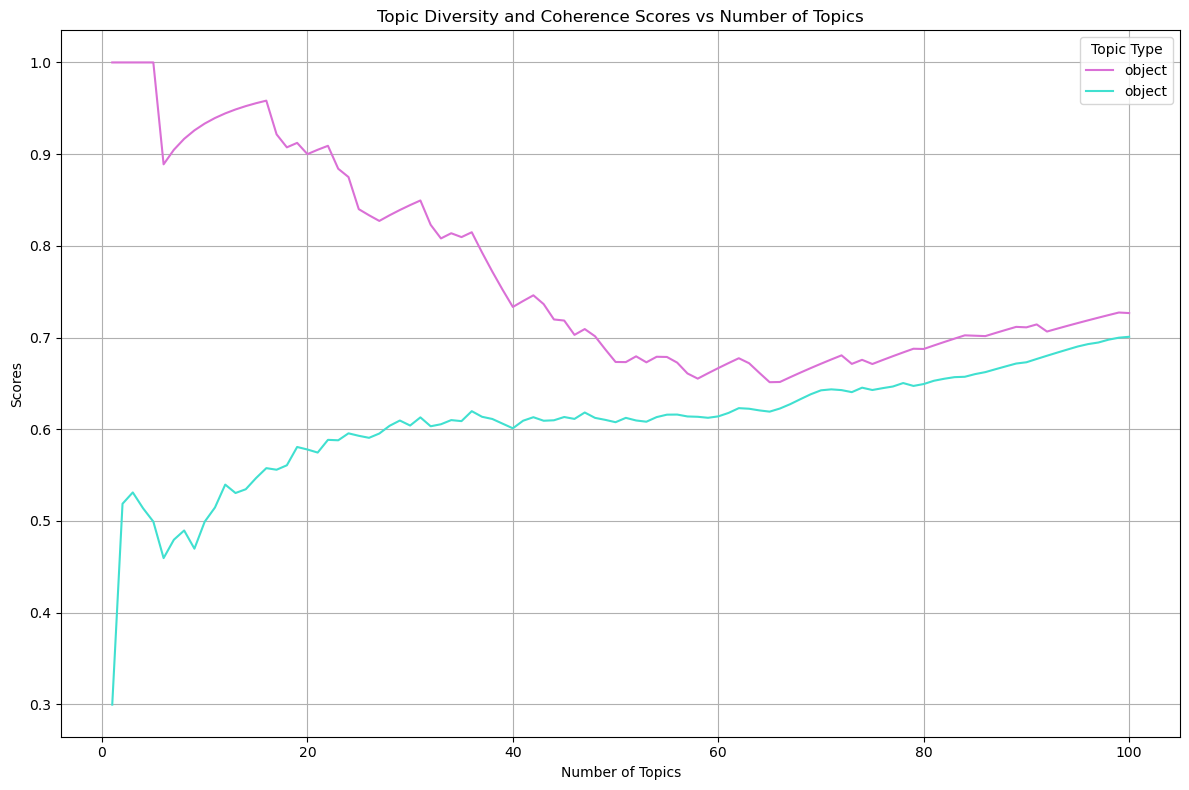
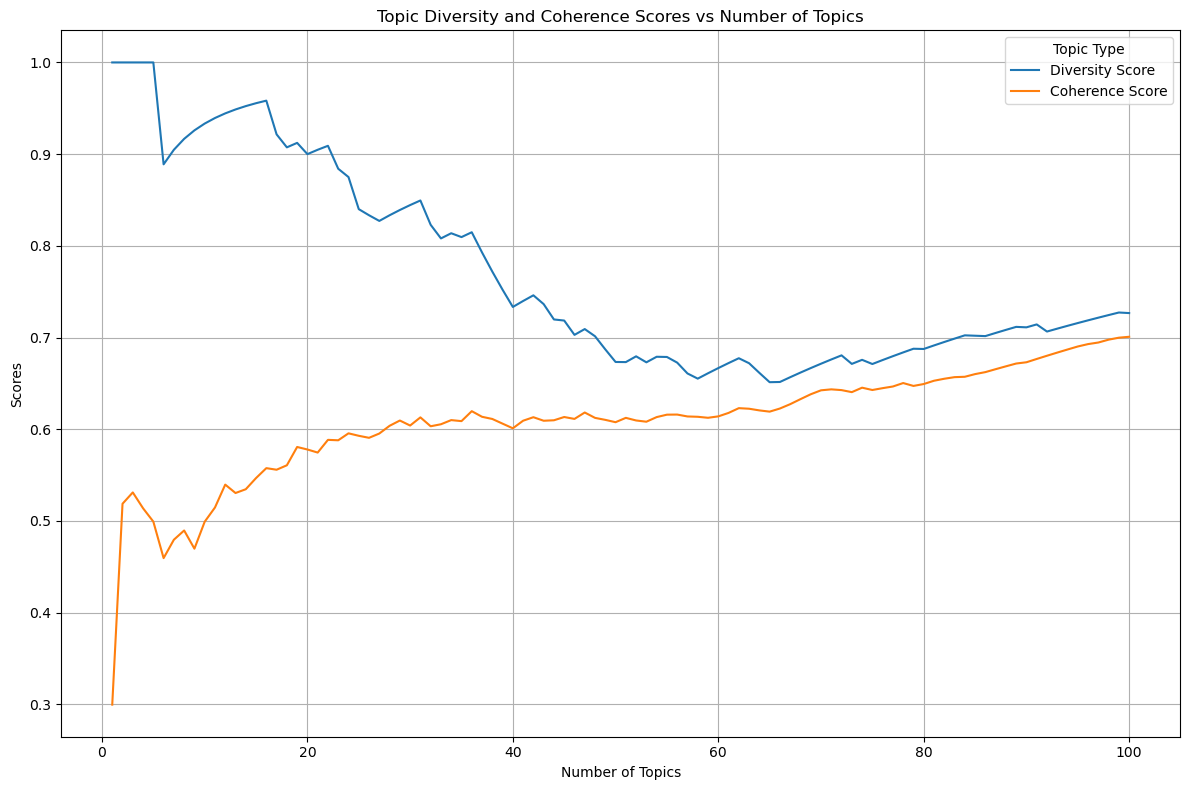
Unified diff of the notebook cell whose output changed from the first chart to the second:
--- before
+++ after
@@ -1,6 +1,6 @@
 # Plot coherence and diverity scores together
 plt.figure(figsize=(12, 8))
-diveristy_plot = sns.lineplot(data=df_object, x='num_topics', y='diversity_score', hue='topic_type', style='topic_type', palette=diversity_dict, markers=False, dashes=False)
-coherence_plot = sns.lineplot(data=df_object_coh, x='num_topics', y='coherence_score', hue='topic_type', style='topic_type', palette=coherence_dict, markers=False, dashes=True)
+diveristy_plot = sns.lineplot(data=df_object, x='num_topics', y='diversity_score', palette=diversity_dict, markers=False, dashes=False, label='Diversity Score')
+coherence_plot = sns.lineplot(data=df_object_coh, x='num_topics', y='coherence_score', palette=coherence_dict, markers=False, dashes=True, label='Coherence Score')
 plt.title('Topic Diversity and Coherence Scores vs Number of Topics')
 plt.xlabel('Number of Topics')

Commit: loads of updates for the paper which I forgot to git track